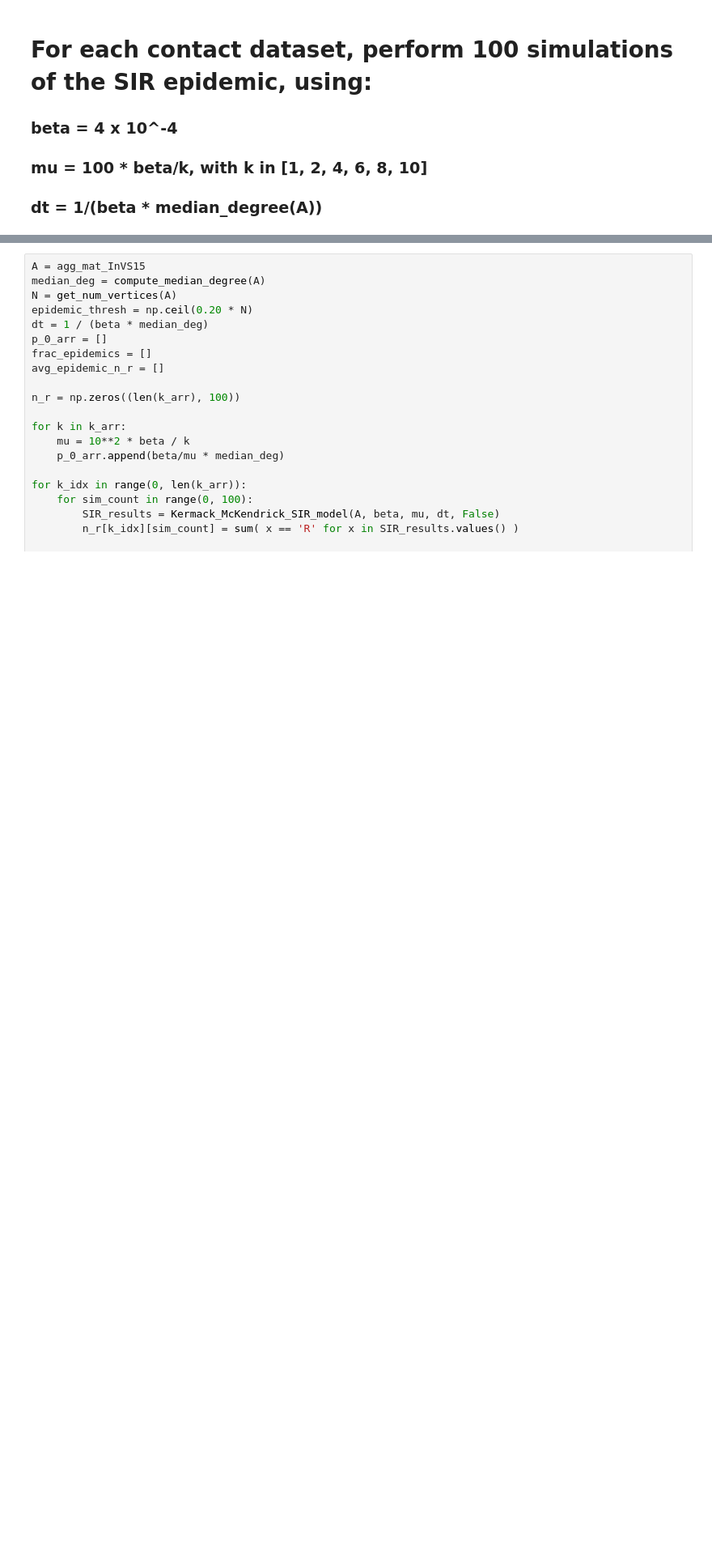
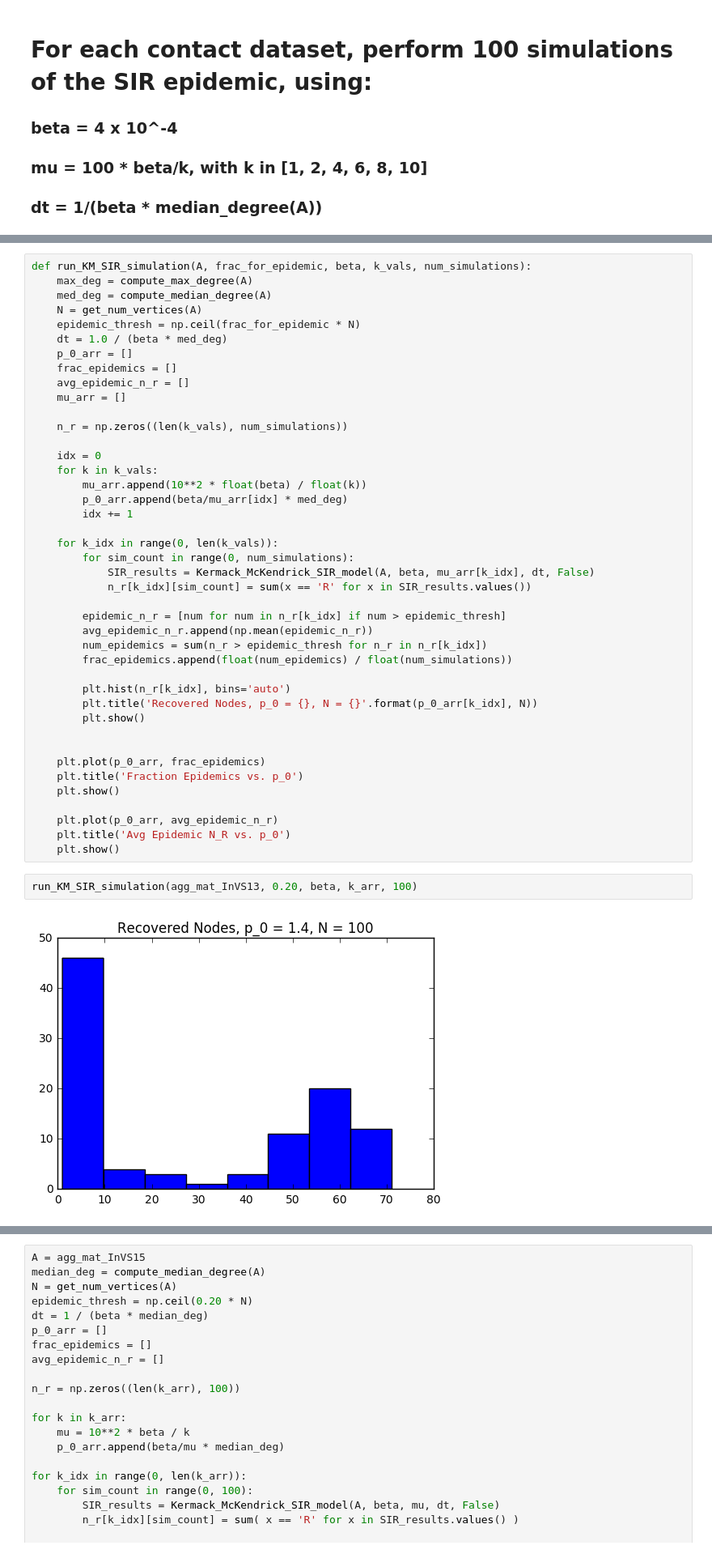
Before and after one commit to ConradHougen/GraphEpidemicEstimation, a Jupyter notebook: experiment_SIR_epidemic.ipynb, the cells around one changed output, grey strips where cells are left out. Shown at 81% size. Cells and saved outputs as stored; diff of their text form; blank space fills up the shorter version.

```diff
--- a/experiment_SIR_epidemic.ipynb
+++ b/experiment_SIR_epidemic.ipynb
@@ -43 +45,47 @@ beta = 4 * 10**-4
 k_arr = [1, 2, 4, 6, 8, 10]
+# %%
+def run_KM_SIR_simulation(A, frac_for_epidemic, beta, k_vals, num_simulations):
+    max_deg = compute_max_degree(A)
+    med_deg = compute_median_degree(A)
+    N = get_num_vertices(A)
+    epidemic_thresh = np.ceil(frac_for_epidemic * N)
+    dt = 1.0 / (beta * med_deg)
+    p_0_arr = []
+    frac_epidemics = []
+    avg_epidemic_n_r = []
+    mu_arr = []
+
+    n_r = np.zeros((len(k_vals), num_simulations))
+
+    idx = 0
+    for k in k_vals:
+        mu_arr.append(10**2 * float(beta) / float(k))
+        p_0_arr.append(beta/mu_arr[idx] * med_deg)
+        idx += 1
+
+    for k_idx in range(0, len(k_vals)):
+        for sim_count in range(0, num_simulations):
+            SIR_results = Kermack_McKendrick_SIR_model(A, beta, mu_arr[k_idx], dt, False)
+            n_r[k_idx][sim_count] = sum(x == 'R' for x in SIR_results.values())
+
+        epidemic_n_r = [num for num in n_r[k_idx] if num > epidemic_thresh]
+        avg_epidemic_n_r.append(np.mean(epidemic_n_r))
+        num_epidemics = sum(n_r > epidemic_thresh for n_r in n_r[k_idx])
+        frac_epidemics.append(float(num_epidemics) / float(num_simulations))
+
+        plt.hist(n_r[k_idx], bins='auto')
+        plt.title('Recovered Nodes, p_0 = {}, N = {}'.format(p_0_arr[k_idx], N))
+        plt.show()
+
+
+    plt.plot(p_0_arr, frac_epidemics)
+    plt.title('Fraction Epidemics vs. p_0')
+    plt.show()
+
+    plt.plot(p_0_arr, avg_epidemic_n_r)
+    plt.title('Avg Epidemic N_R vs. p_0')
+    plt.show()
+# %%
+run_KM_SIR_simulation(agg_mat_InVS13, 0.20, beta, k_arr, 100)
+# %% [output]
+[figure, added]
```
Also changed, not shown: parts of 6 cells of this notebook, 4 other files.
